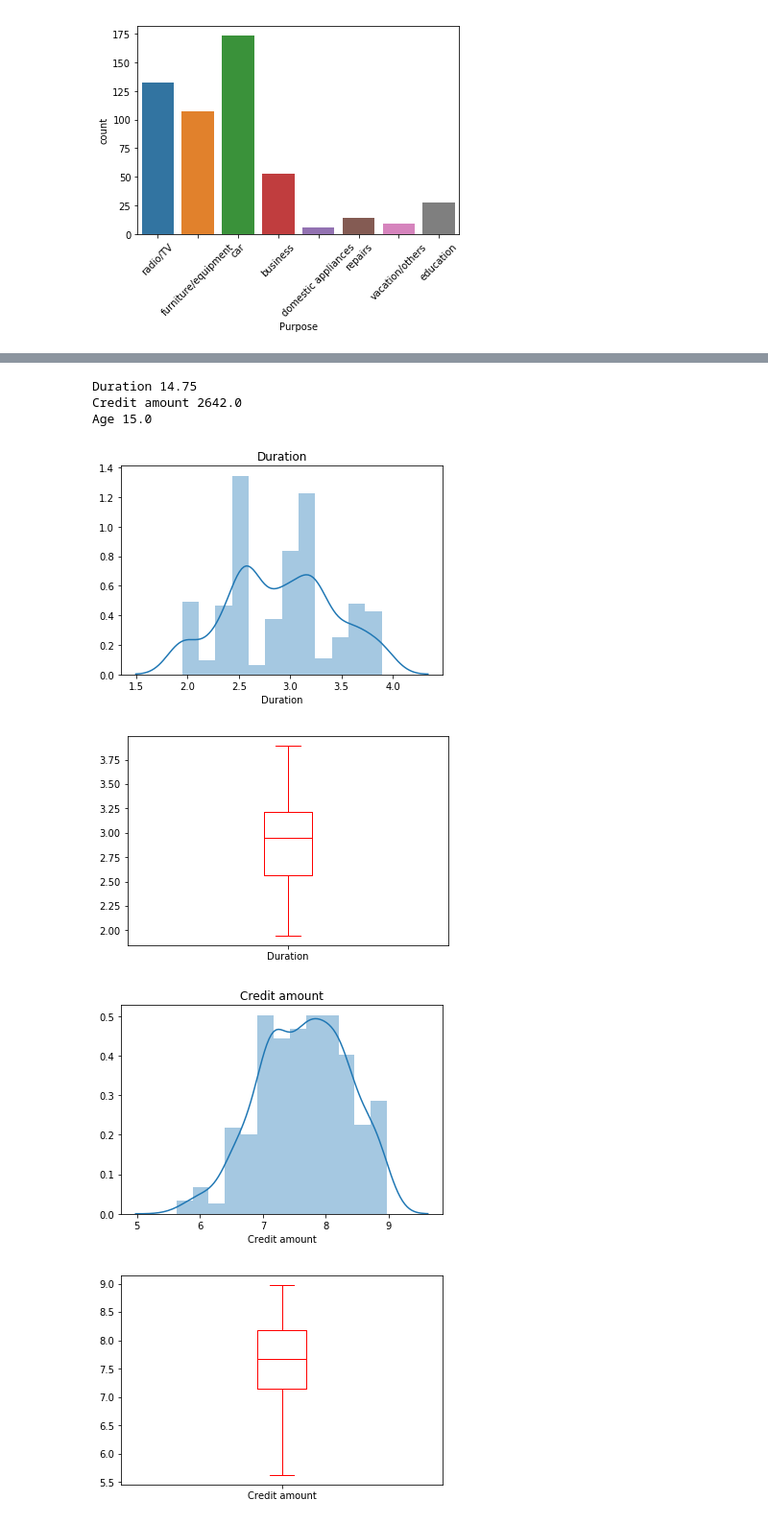
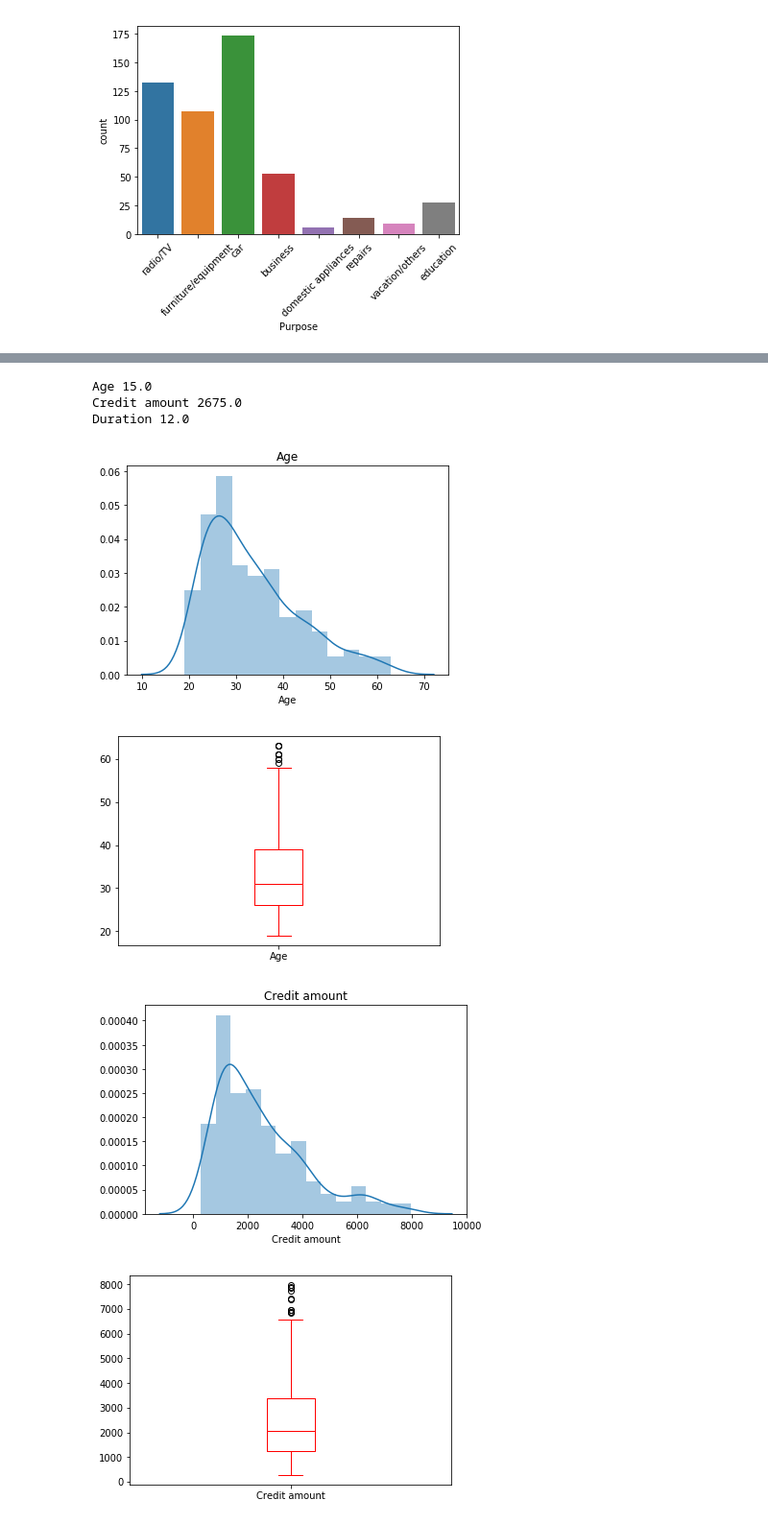
Before and after one commit to KimDoubleB/DS_Tutorials, a Jupyter notebook: Classification_Credit.ipynb, the cells around one changed output, grey strips where cells are left out. Shown at 96% size. Drawn from its saved outputs; the diff is of its cells as text; code cells hidden in the pictures.

```diff
--- a/Classification_Credit.ipynb
+++ b/Classification_Credit.ipynb
@@ -205,21 +220,23 @@ plt.show()
 # %%
 # remove the outlier of numerical data using IQR
 for col in numerical_feature:
     Q1 = df[col].quantile(0.25)
     Q3 = df[col].quantile(0.75)
     IQR = Q3 - Q1
     print(col, IQR)
     df =  df[(df[col] >= (Q1 - 1.5 * IQR))
             & (df[col] <= (Q3 + 1.5 * IQR))]
 
-    df[col] = np.log1p(df[col])
+    # df[col] = np.log1p(df[col]) # skewed data 처리
+    # 안하는게 정확도가 제일 높음.
+
 
 dist_box(df, numerical_feature)
 # %% [output]
-Duration 14.75
-Credit amount 2642.0
 Age 15.0
+Credit amount 2675.0
+Duration 12.0
-[figure, old version]
+[figure, new version]
-[figure, old version]
+[figure, new version]
-[figure, old version]
+[figure, new version]
-[figure, old version]
+[figure, new version]
```
Also changed, not shown: parts of 9 cells of this notebook.
